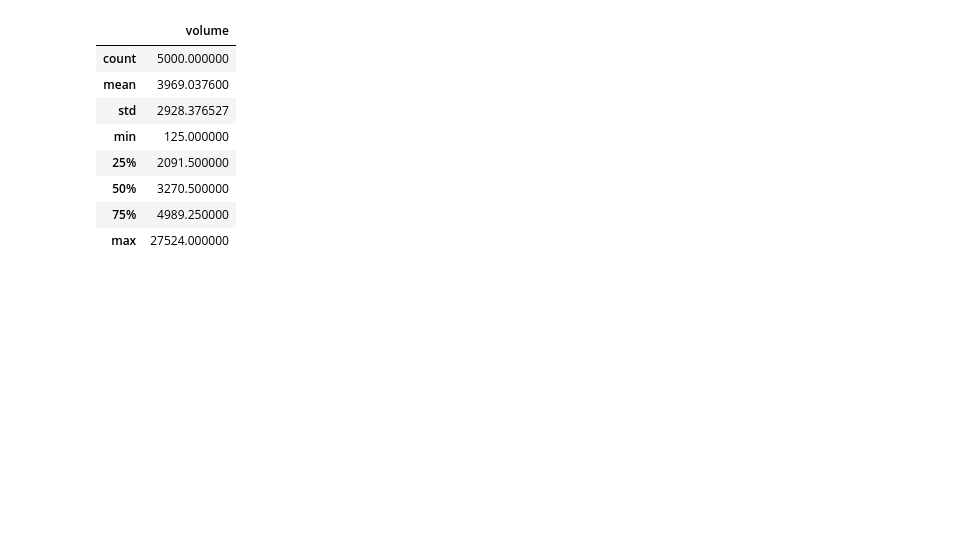
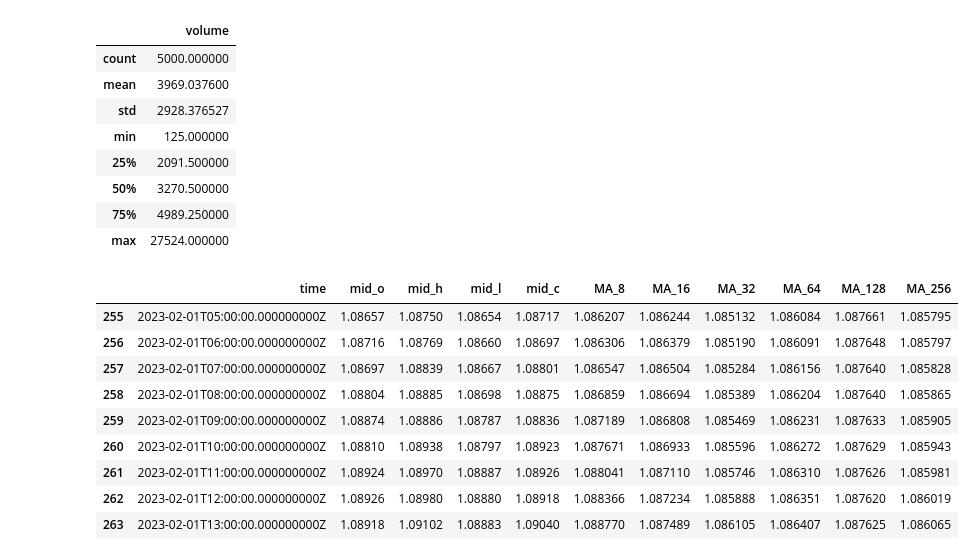
Before and after one commit to jiajie0225/ForexBot, a Jupyter notebook: candle_plot.ipynb, the cells around one changed output. Drawn from its saved outputs; the diff is of its cells as text; code cells hidden in the pictures; blank space fills up the shorter version.

```diff
--- a/candle_plot.ipynb
+++ b/candle_plot.ipynb
@@ -6,6 +6,7 @@ import plotly.graph_objects as go
 # Plot candle price
 pair ="EUR_USD"
 granularity = "H1"
+ma_list = [8,16,32,64,128,256]
 # %%
 df = pd.read_pickle(utils.get_his_data_filename(pair, granularity))
 # %%
@@ -29 +28,20 @@ df[mod_cols] = df[mod_cols].apply(pd.to_numeric)
+# %%
+df_ma = df[['time', 'mid_o', 'mid_h', 'mid_l', 'mid_c']].copy()
+# %%
+for ma in ma_list:
+    df_ma[f'MA_{ma}'] = df_ma.mid_c.rolling(window=ma).mean()
+# %%
+df_ma.dropna(inplace=True)
+df_ma.head(9)
+# %% [output]
+|  | time | mid_o | mid_h | mid_l | mid_c | MA_8 | MA_16 | MA_32 | MA_64 | MA_128 | MA_256 |
+| 255 | 2023-02-01T05:00:00.000000000Z | 1.08657 | 1.08750 | 1.08654 | 1.08717 | 1.086207 | 1.086244 | 1.085132 | 1.086084 | 1.087661 | 1.085795 |
+| 256 | 2023-02-01T06:00:00.000000000Z | 1.08716 | 1.08769 | 1.08660 | 1.08697 | 1.086306 | 1.086379 | 1.085190 | 1.086091 | 1.087648 | 1.085797 |
+| 257 | 2023-02-01T07:00:00.000000000Z | 1.08697 | 1.08839 | 1.08667 | 1.08801 | 1.086547 | 1.086504 | 1.085284 | 1.086156 | 1.087640 | 1.085828 |
+| 258 | 2023-02-01T08:00:00.000000000Z | 1.08804 | 1.08885 | 1.08698 | 1.08875 | 1.086859 | 1.086694 | 1.085389 | 1.086204 | 1.087640 | 1.085865 |
+| 259 | 2023-02-01T09:00:00.000000000Z | 1.08874 | 1.08886 | 1.08787 | 1.08836 | 1.087189 | 1.086808 | 1.085469 | 1.086231 | 1.087633 | 1.085905 |
+| 260 | 2023-02-01T10:00:00.000000000Z | 1.08810 | 1.08938 | 1.08797 | 1.08923 | 1.087671 | 1.086933 | 1.085596 | 1.086272 | 1.087629 | 1.085943 |
+| 261 | 2023-02-01T11:00:00.000000000Z | 1.08924 | 1.08970 | 1.08887 | 1.08926 | 1.088041 | 1.087110 | 1.085746 | 1.086310 | 1.087626 | 1.085981 |
+| 262 | 2023-02-01T12:00:00.000000000Z | 1.08926 | 1.08980 | 1.08880 | 1.08918 | 1.088366 | 1.087234 | 1.085888 | 1.086351 | 1.087620 | 1.086019 |
+| 263 | 2023-02-01T13:00:00.000000000Z | 1.08918 | 1.09102 | 1.08883 | 1.09040 | 1.088770 | 1.087489 | 1.086105 | 1.086407 | 1.087625 | 1.086065 |
 # %%
```
Also changed, not shown: parts of 5 cells of this notebook.
